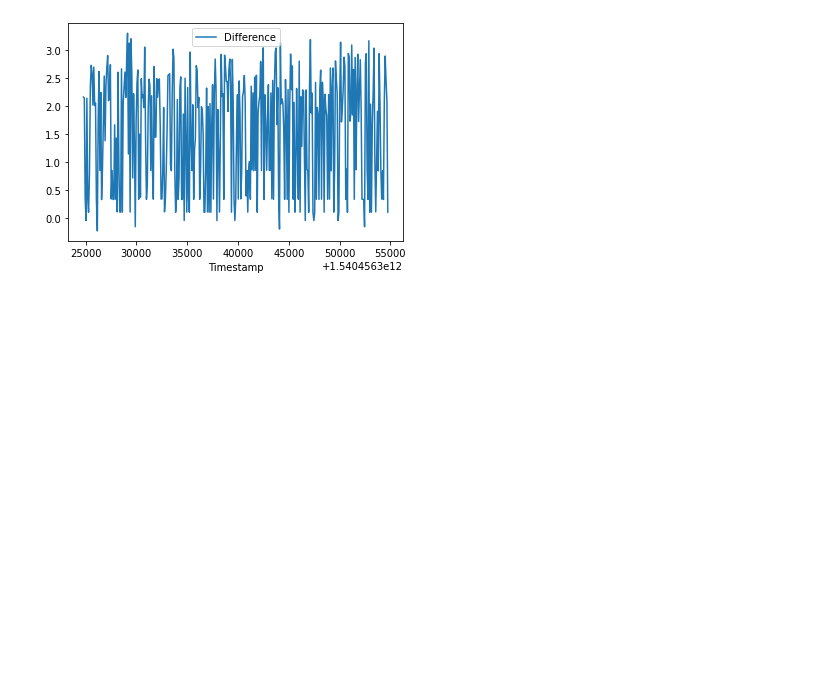
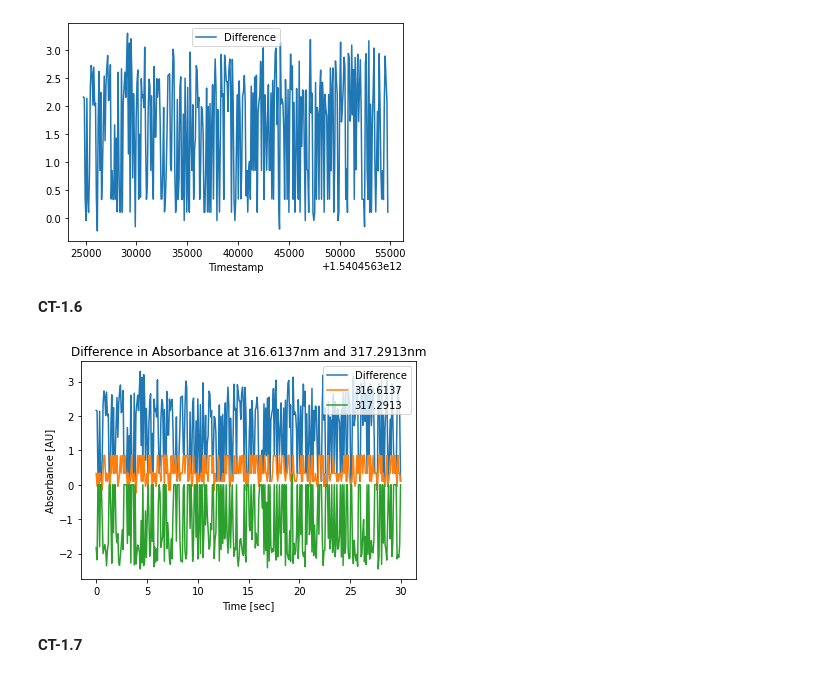
Before and after one commit to fabian819/DSF, a Jupyter notebook: CodingTask1.ipynb, the cells around one changed output. Drawn from its saved outputs; the diff is of its cells as text; code cells hidden in the pictures; blank space fills up the shorter version.

```diff
--- a/CodingTask1.ipynb
+++ b/CodingTask1.ipynb
@@ -151,3 +151,22 @@ def plot_difference(df,wav1, wav2):
 plot_difference(df, '316.6137', '317.2913')
 # %% [output]
 [figure]
+# %% [markdown]
+**CT-1.6**
+# %%
+def plot_difference_improved(df,wav1, wav2):
+    diff = pd.DataFrame({'Timestamp' : df['Unnamed: 1'].copy(),
+                         'Difference' : df[wav1] - df[wav2],
+                         '{}'.format(wav1): df[wav1],
+                         '{}'.format(wav2): df[wav2]})
+    diff['Timestamp'] = (diff['Timestamp'] - diff['Timestamp'].iloc[0])/1000
+    plot = diff.plot(x='Timestamp', y=['Difference', '{}'.format(wav1), '{}'.format(wav2)],
+                     xlabel= 'Time [sec]', ylabel='Absorbance [AU]',
+                     title='Difference in Absorbance at {}nm and {}nm'.format(wav1, wav2))
+    plot.get_figure().savefig('plot.jpg')
+# %%
+plot_difference_improved(df, '316.6137', '317.2913')
+# %% [output]
+[figure, added]
+# %% [markdown]
+**CT-1.7**
```
Also changed, not shown: parts of 9 cells of this notebook.
